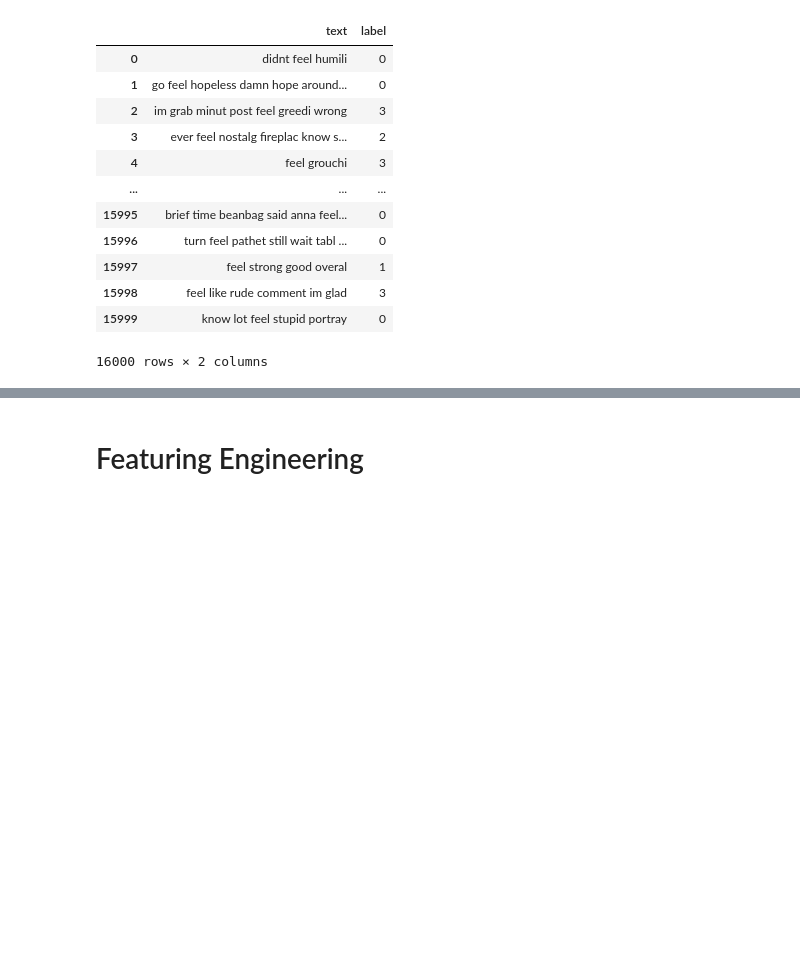
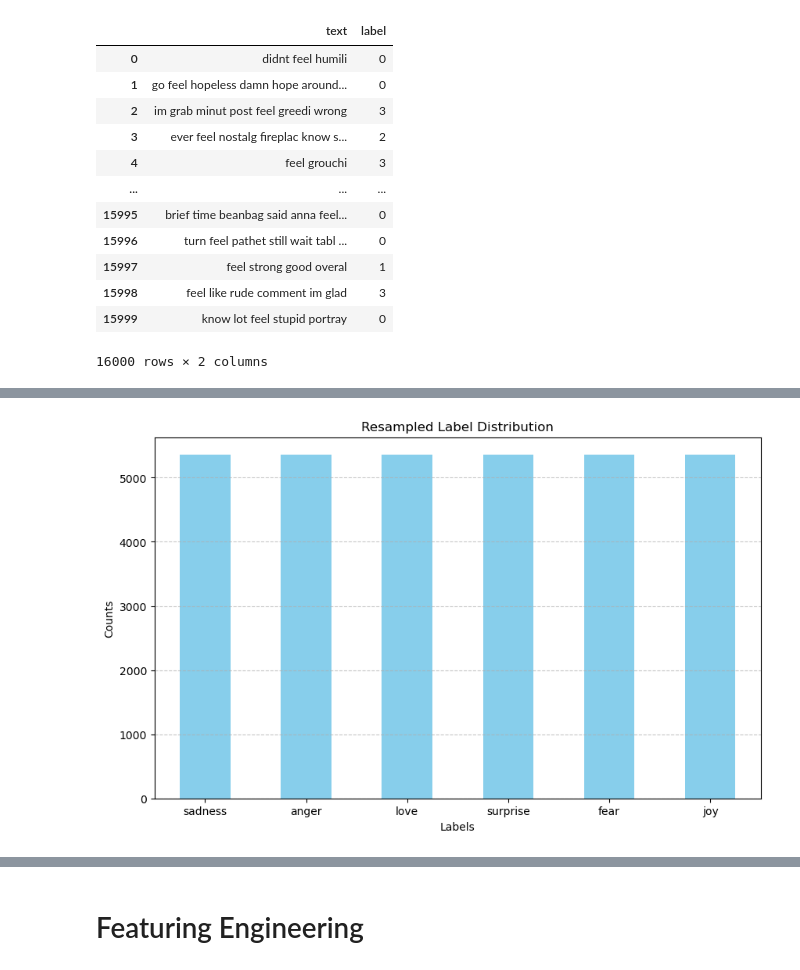
Before and after one commit to springboardmentor112/SentimentAnalysis-TextClassification, a Jupyter notebook: text classification.ipynb, the cells around one changed output, grey strips where cells are left out. Cells and saved outputs as stored; diff of their text form; code cells hidden in the pictures; blank space fills up the shorter version.

```diff
--- a/text classification.ipynb
+++ b/text classification.ipynb
@@ -140,0 +205,70 @@ df
+# %%
+import pandas as pd
+import matplotlib.pyplot as plt
+from imblearn.over_sampling import RandomOverSampler
+from collections import Counter
+
+# Define the Emotions dictionary
+Emotions = {0: "sadness", 1: "joy", 2: "love", 3: "anger", 4: "fear", 5: "surprise"}
+
+# Load your dataset
+df = pd.read_csv('Emotions_training.csv')
+
+# Display the dataset
+print("Dataset:")
+print(df)
+
+# Map numerical labels to emotion names
+df['label'] = df['label'].map(Emotions)
+
+# Check the distribution of the 'label' column
+label_counts = df['label'].value_counts()
+
+# Display the label distribution
+print("\nLabel Distribution:")
+print(label_counts)
+
+# Determine if the dataset is balanced or imbalanced
+threshold = 1.5
+
+# Calculate the ratio of the largest class to the smallest class
+max_count = label_counts.max()
+min_count = label_counts.min()
+balance_ratio = max_count / min_count
+
+print("\nBalance Ratio:", balance_ratio)
+
+if balance_ratio <= threshold:
+    print("\nThe 'label' column is balanced.")
+else:
+    print("\nThe 'label' column is imbalanced.")
+
+# Separate features and target
+X = df.drop('label', axis=1)
+y = df['label']
+
+# Oversample the minority classes
+ros = RandomOverSampler(random_state=42)
+X_resampled, y_resampled = ros.fit_resample(X, y)
+
+# Create a new DataFrame with the resampled data
+df_resampled = pd.DataFrame(X_resampled, columns=X.columns)
+df_resampled['label'] = y_resampled
+
+# Check the distribution of the resampled 'label' column
+label_counts_resampled = df_resampled['label'].value_counts()
+
+# Display the resampled label distribution
+print("\nResampled Label Distribution:")
+print(label_counts_resampled)
+
+# Plotting the bar graph for the resampled data
+plt.figure(figsize=(10, 6))
+label_counts_resampled.plot(kind='bar', color='skyblue')
+plt.title('Resampled Label Distribution')
+plt.xlabel('Labels')
+plt.ylabel('Counts')
+plt.xticks(rotation=0) # Rotates the labels on x-axis to 0 degrees for better readability
+plt.grid(axis='y', linestyle='--', alpha=0.7)
+plt.show()
+# %% [output]
@@ -140,0 +292 @@ df
+[figure, added]
```
Also changed, not shown: parts of 4 cells of this notebook.
